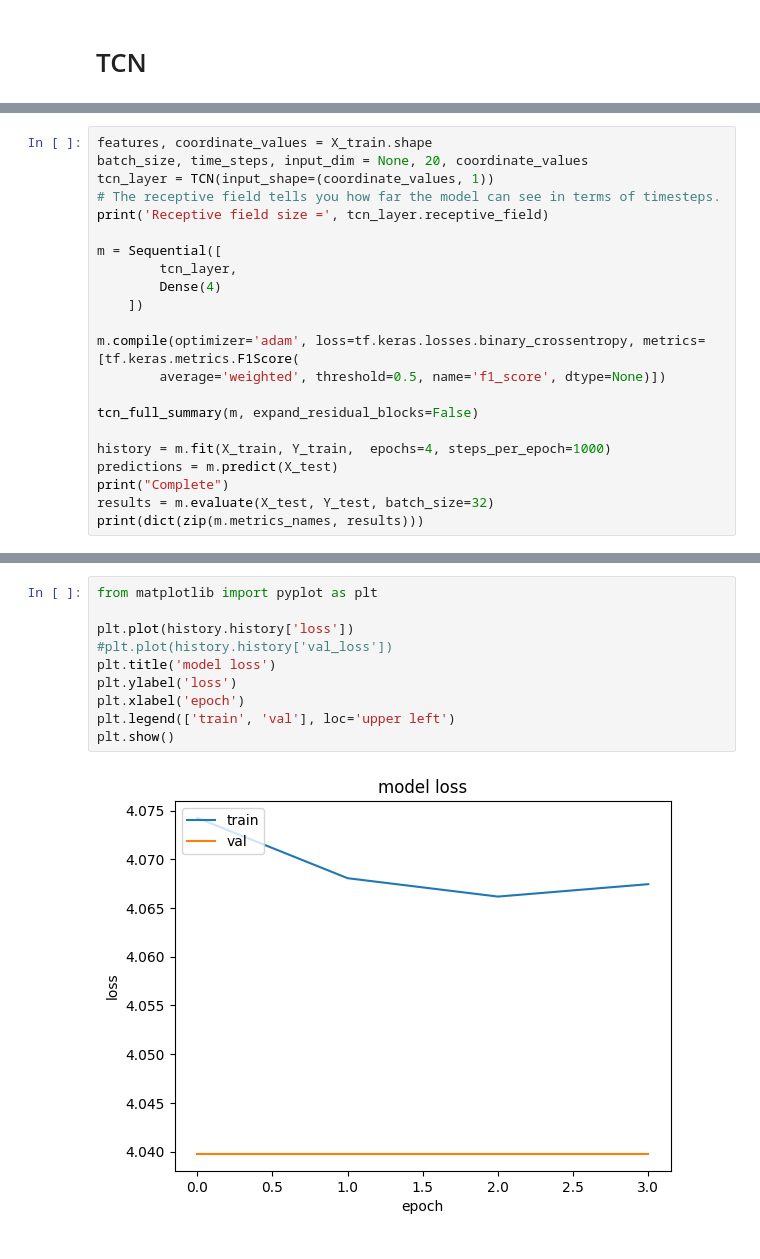
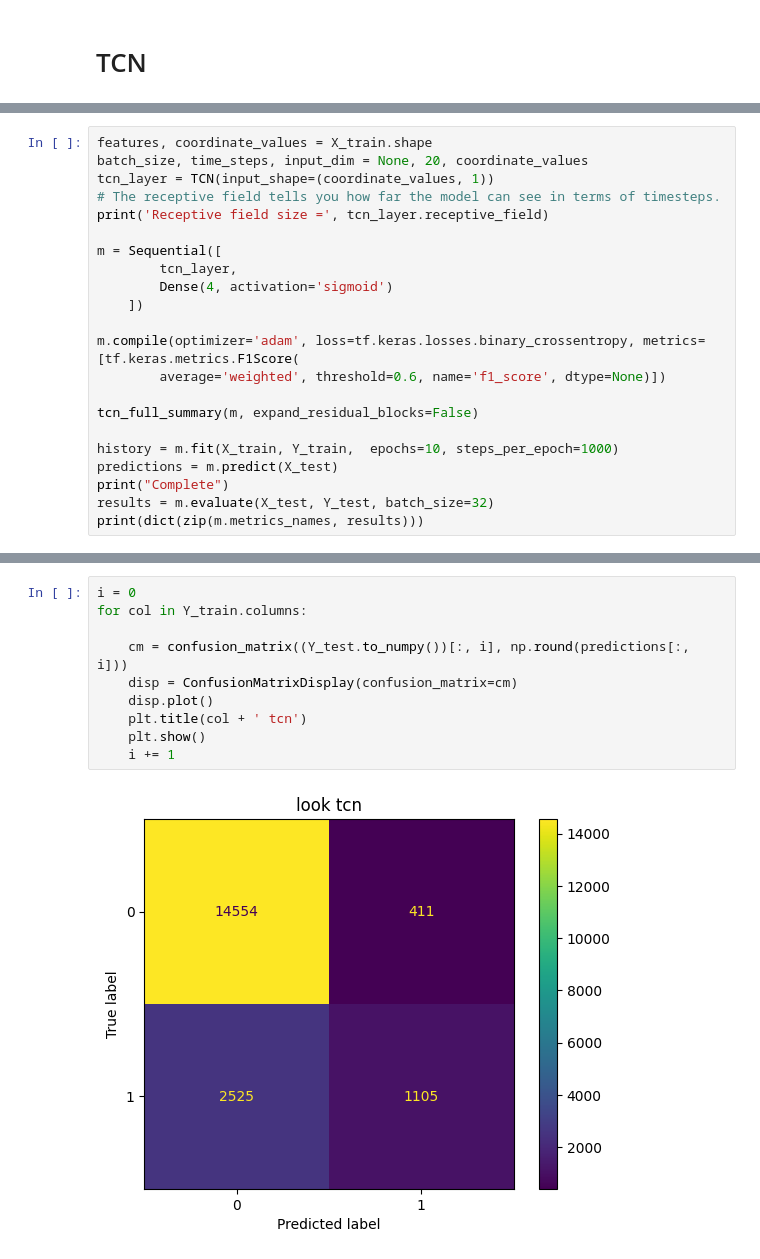
Before and after one commit to deniz997/pedestrian-pose-recognition, a Jupyter notebook: model/action_recognition/simple_classifiers.ipynb, the cells around one changed output, grey strips where cells are left out. Saved outputs shown, nothing was run; the diff lists cells and outputs as text.

```diff
--- a/model/action_recognition/simple_classifiers.ipynb
+++ b/model/action_recognition/simple_classifiers.ipynb
@@ -171,15 +305,15 @@ print('Receptive field size =', tcn_layer.receptive_field)
 
 m = Sequential([
         tcn_layer,
-        Dense(4)
+        Dense(4, activation='sigmoid')
     ])
 
 m.compile(optimizer='adam', loss=tf.keras.losses.binary_crossentropy, metrics=[tf.keras.metrics.F1Score(
-        average='weighted', threshold=0.5, name='f1_score', dtype=None)])
+        average='weighted', threshold=0.6, name='f1_score', dtype=None)])
 
 tcn_full_summary(m, expand_residual_blocks=False)
 
-history = m.fit(X_train, Y_train,  epochs=4, steps_per_epoch=1000)
+history = m.fit(X_train, Y_train,  epochs=10, steps_per_epoch=1000)
 predictions = m.predict(X_test)
 print("Complete")
 results = m.evaluate(X_test, Y_test, batch_size=32)
@@ -199,12 +339,12 @@ Epoch 4/4
-# %%
-from matplotlib import pyplot as plt
-
-plt.plot(history.history['loss'])
-#plt.plot(history.history['val_loss'])
-plt.title('model loss')
-plt.ylabel('loss')
-plt.xlabel('epoch')
-plt.legend(['train', 'val'], loc='upper left')
-plt.show()
-# %% [output]
-[figure, removed]
+# %%
+i = 0
+for col in Y_train.columns:
+
+    cm = confusion_matrix((Y_test.to_numpy())[:, i], np.round(predictions[:, i]))
+    disp = ConfusionMatrixDisplay(confusion_matrix=cm)
+    disp.plot()
+    plt.title(col + ' tcn')
+    plt.show()
+    i += 1
+# %% [output]
+[figure, added]
```
Also changed, not shown: parts of 12 cells of this notebook, 1 other file.
